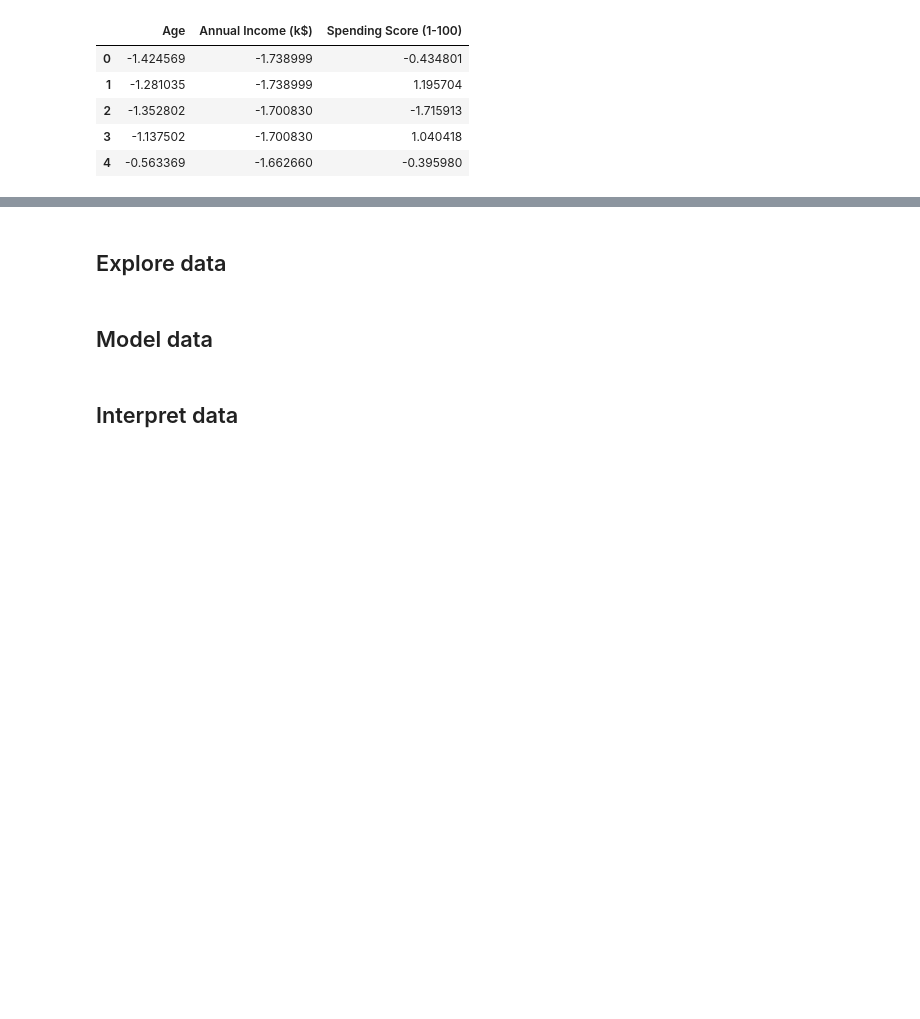
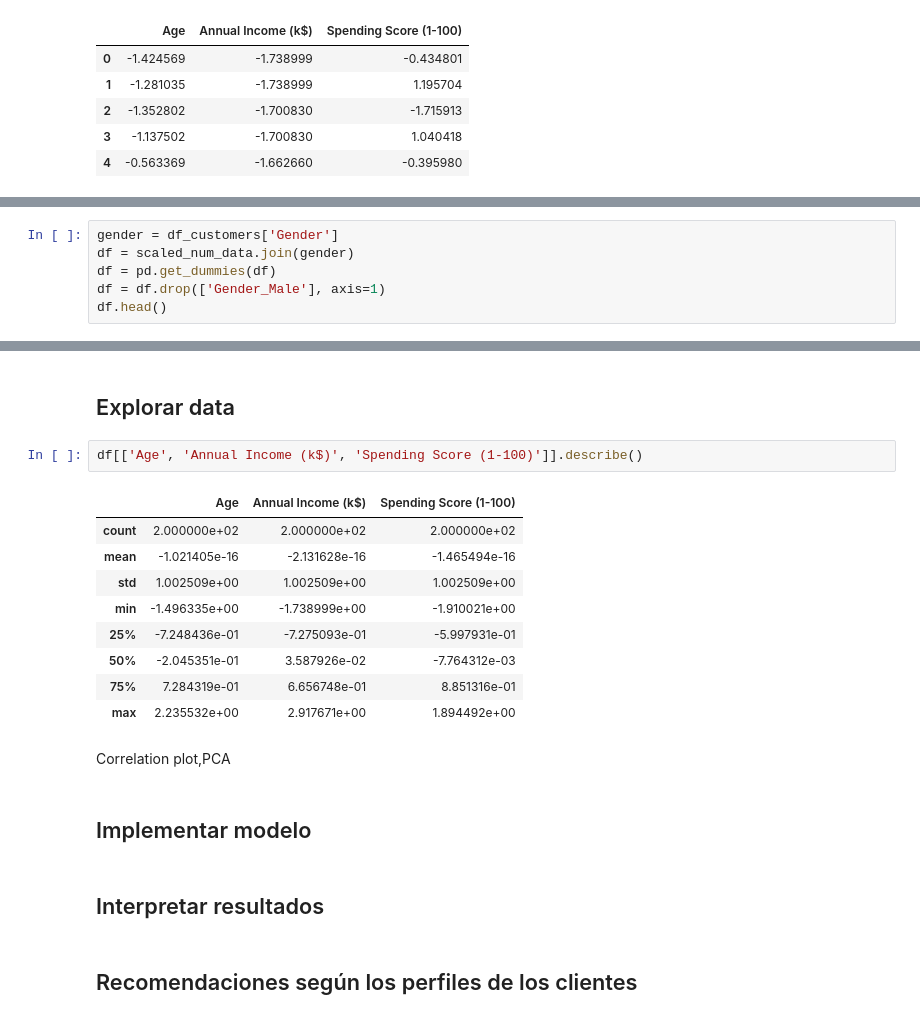
Before and after one commit to nestoredduardo/customer-segmentation, a Jupyter notebook: notebooks/0.1-full.ipynb, the cells around one changed output, grey strips where cells are left out. Drawn from its saved outputs; the diff is of its cells as text; blank space fills up the shorter version.

```diff
--- a/notebooks/0.1-full.ipynb
+++ b/notebooks/0.1-full.ipynb
@@ -52,0 +60,6 @@ scaled_num_data.head()
+# %%
+gender = df_customers['Gender']
+df = scaled_num_data.join(gender)
+df = pd.get_dummies(df)
+df = df.drop(['Gender_Male'], axis=1)
+df.head()
@@ -53,9 +73,25 @@ scaled_num_data.head()
 # %% [markdown]
-## Explore data
+## Explorar data
-# %% [markdown]
-## Model data
-# %% [markdown]
-## Interpret data
+# %%
+df[['Age', 'Annual Income (k$)', 'Spending Score (1-100)']].describe()
+# %% [output]
+|  | Age | Annual Income (k$) | Spending Score (1-100) |
+| count | 2.000000e+02 | 2.000000e+02 | 2.000000e+02 |
+| mean | -1.021405e-16 | -2.131628e-16 | -1.465494e-16 |
+| std | 1.002509e+00 | 1.002509e+00 | 1.002509e+00 |
+| min | -1.496335e+00 | -1.738999e+00 | -1.910021e+00 |
+| 25% | -7.248436e-01 | -7.275093e-01 | -5.997931e-01 |
+| 50% | -2.045351e-01 | 3.587926e-02 | -7.764312e-03 |
+| 75% | 7.284319e-01 | 6.656748e-01 | 8.851316e-01 |
+| max | 2.235532e+00 | 2.917671e+00 | 1.894492e+00 |
+# %% [markdown]
+Correlation plot,PCA
+# %% [markdown]
+## Implementar modelo
+# %% [markdown]
+## Interpretar resultados
+# %% [markdown]
+## Recomendaciones según los perfiles de los clientes
 # %% [markdown]
 <a style='text-decoration:none;line-height:16px;display:flex;color:#5B5B62;padding:10px;justify-content:end;' href='https://deepnote.com?utm_source=created-in-deepnote-cell&projectId=246fa214-d73c-42c3-9780-c1f3dc076381' target="_blank">
 <img alt='Created in deepnote.com' style='display:inline;max-height:16px;margin:0px;margin-right:7.5px;' src='embedded-picture-1' > </img>
```
Also changed, not shown: parts of 9 cells of this notebook.
